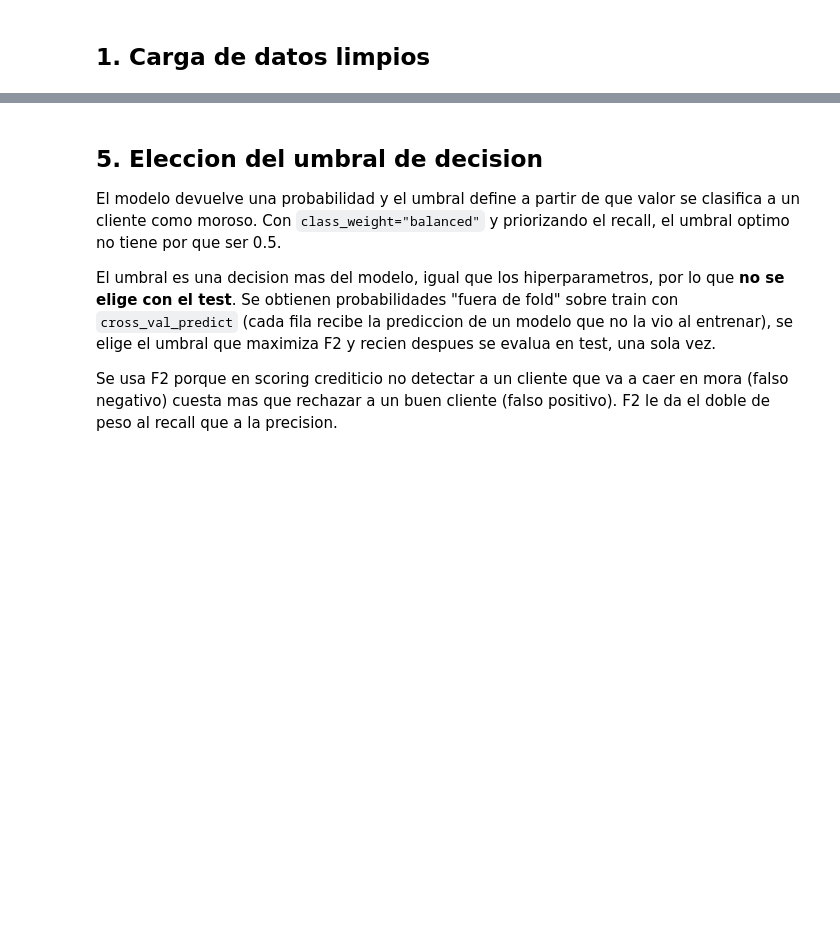
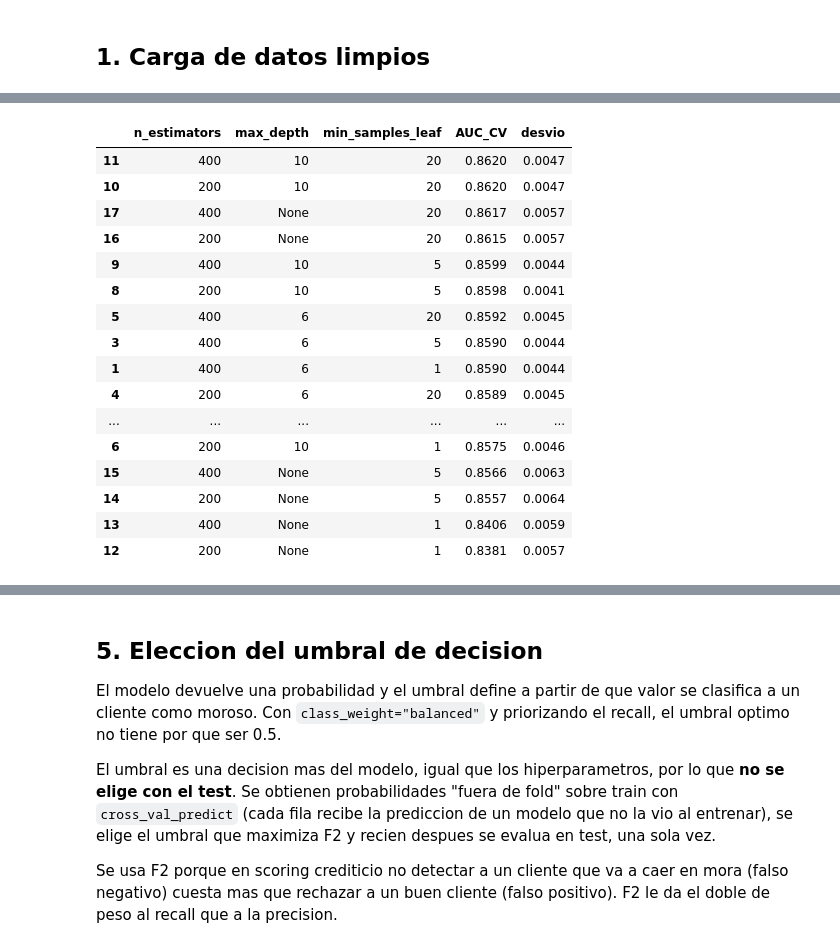
Before and after one commit to EmiiFernandez/data_science_ypf_proyecto, a Jupyter notebook: notebooks/02_modelo_supervisado.ipynb, the cells around one changed output, grey strips where cells are left out. Drawn from its saved outputs; the diff is of its cells as text; code cells hidden in the pictures; blank space fills up the shorter version.

```diff
--- a/notebooks/02_modelo_supervisado.ipynb
+++ b/notebooks/02_modelo_supervisado.ipynb
@@ -164,0 +228,25 @@ print("Mejor AUC en validacion cruzada:", round(grid.best_score_, 4))
+# %%
+resultados_grid = pd.DataFrame(grid.cv_results_)[[
+    "param_rf__n_estimators", "param_rf__max_depth", "param_rf__min_samples_leaf",
+    "mean_test_score", "std_test_score",
+]]
+resultados_grid.columns = ["n_estimators", "max_depth", "min_samples_leaf", "AUC_CV", "desvio"]
+resultados_grid.sort_values("AUC_CV", ascending=False).round(4)
+# %% [output]
+|  | n_estimators | max_depth | min_samples_leaf | AUC_CV | desvio |
+| 11 | 400 | 10 | 20 | 0.8620 | 0.0047 |
+| 10 | 200 | 10 | 20 | 0.8620 | 0.0047 |
+| 17 | 400 | None | 20 | 0.8617 | 0.0057 |
+| 16 | 200 | None | 20 | 0.8615 | 0.0057 |
+| 9 | 400 | 10 | 5 | 0.8599 | 0.0044 |
+| 8 | 200 | 10 | 5 | 0.8598 | 0.0041 |
+| 5 | 400 | 6 | 20 | 0.8592 | 0.0045 |
+| 3 | 400 | 6 | 5 | 0.8590 | 0.0044 |
+| 1 | 400 | 6 | 1 | 0.8590 | 0.0044 |
+| 4 | 200 | 6 | 20 | 0.8589 | 0.0045 |
+| ... | ... | ... | ... | ... | ... |
+| 6 | 200 | 10 | 1 | 0.8575 | 0.0046 |
+| 15 | 400 | None | 5 | 0.8566 | 0.0063 |
+| 14 | 200 | None | 5 | 0.8557 | 0.0064 |
+| 13 | 400 | None | 1 | 0.8406 | 0.0059 |
+| 12 | 200 | None | 1 | 0.8381 | 0.0057 |
```
Also changed, not shown: parts of 31 cells of this notebook.
